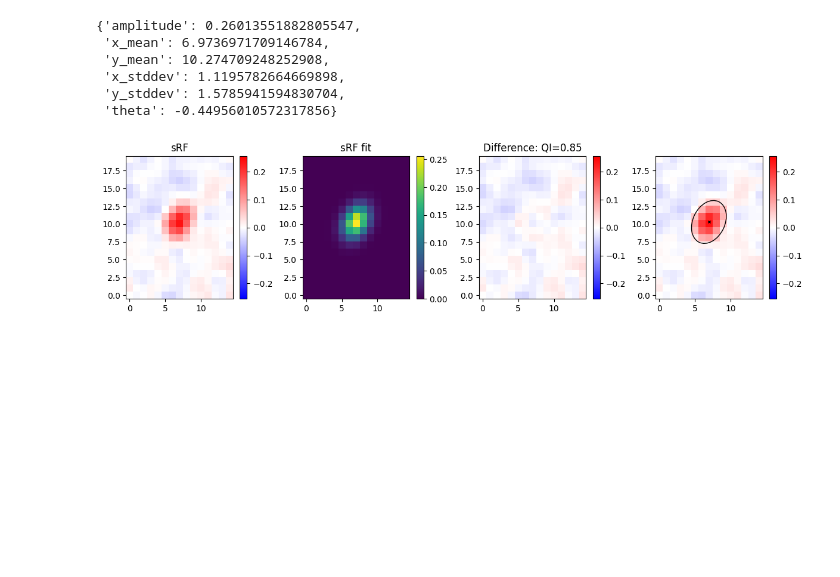
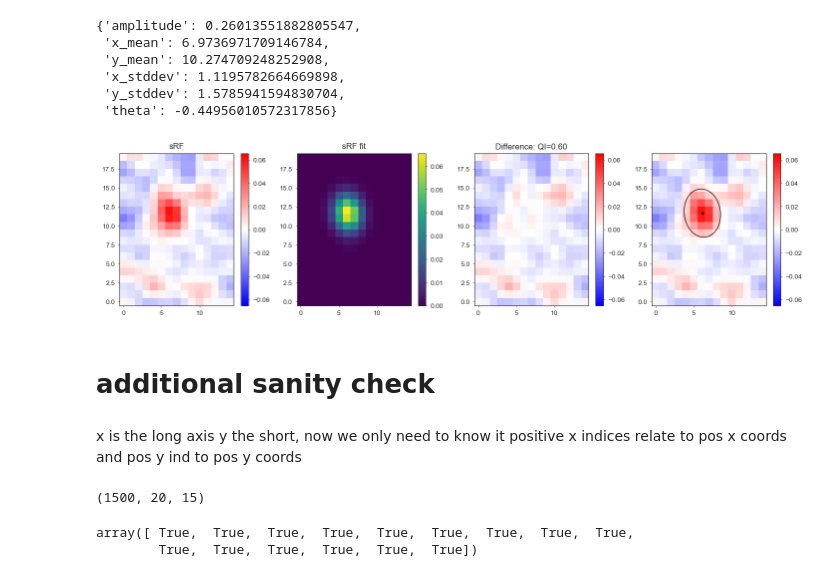
Before and after one commit to SamuelSuhai/model_in_the_loop, a Jupyter notebook: thesis/code/validate_stimulus_presentation/validate_online_rf_qdspy.ipynb, the cells around one changed output. Drawn from its saved outputs; the diff is of its cells as text; code cells hidden in the pictures; blank space fills up the shorter version.

Commit message:
Finished plot on comparing ensemble model refinement mei vs t RF from sta

```diff
--- a/thesis/code/validate_stimulus_presentation/validate_online_rf_qdspy.ipynb
+++ b/thesis/code/validate_stimulus_presentation/validate_online_rf_qdspy.ipynb
@@ -293,6 +302,10 @@ rois[3]
  'y_stddev': 1.5785941594830704,
  'theta': -0.44956010572317856}
 # %%
-(dj_table_holder("FitGauss2DRF")() & dict(roi_id=33)).plot1()
+(dj_table_holder("FitGauss2DRF")() & dict(roi_id=21)).plot1()
 # %% [output]
-[figure, old version]
+[figure, new version]
+# %% [markdown]
+# additional sanity check
+# %% [markdown]
+x is the long axis y the short, now we only need to know it positive x indices relate to pos x coords and pos y ind to pos y coords
@@ -298,0 +319,10 @@ rois[3]
+# %%
+noise_stimulus.shape
+# %% [output]
+(1500, 20, 15)
+# %%
+noise_stimulus[0,0,:] == first_frame[:15]
+noise_stimulus[0,1,:] == first_frame[15:30]
+# %% [output]
+array([ True,  True,  True,  True,  True,  True,  True,  True,  True,
+        True,  True,  True,  True,  True,  True])
```
Also changed, not shown: parts of 4 cells of this notebook, 12 other files.
